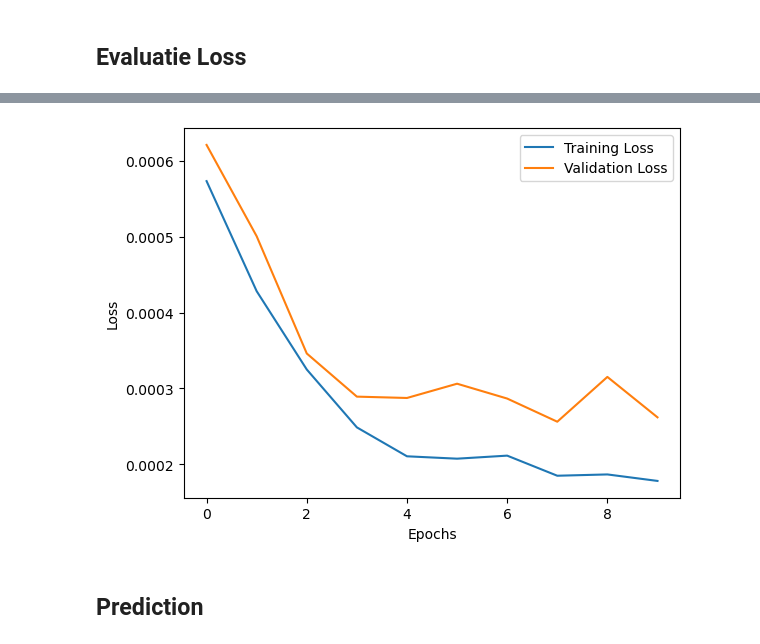
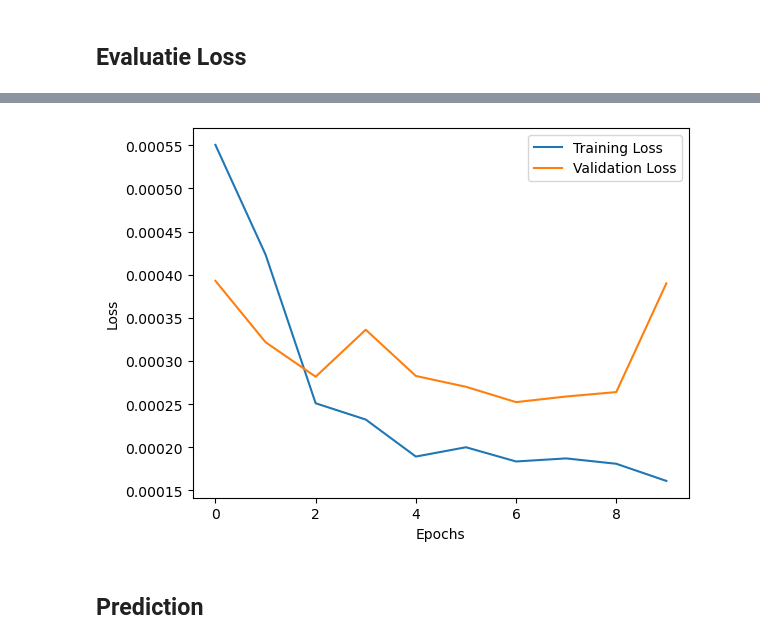
Before and after one commit to Malea-create/YouTube_Stats_Forecasting, a Jupyter notebook: src/autokeras.ipynb, the cells around one changed output, grey strips where cells are left out. Saved outputs shown, nothing was run; the diff lists cells and outputs as text; code cells hidden in the pictures.

```diff
--- a/src/autokeras.ipynb
+++ b/src/autokeras.ipynb
@@ -192,7 +196,7 @@ def tokenize (texts):
     max_sequence_length = 100
     padded_sequences = pad_sequences(sequences, maxlen=max_sequence_length)
 
-    return padded_sequences, vocab_size
+    return padded_sequences, vocab_size, max_sequence_length
 # %%
 # Split the data into training and validation sets
 def train_val_test_split(padded_sequences):
@@ -231,6 +235,8 @@ for feature in feature_df_preprocessed:
 
     vocab_list.append(return_values[1])
 
+    max_sequence_length = return_values[2]
+
     feature_df_preprocessed[feature] = padded_sequences
 
     split_list = train_val_test_split(padded_sequences)
@@ -384,15 +403,15 @@ test_loss
 # %%
 # Plot training and validation loss
 
 # Plot the loss values
-plt.plot(history.history['loss'], label='Training Loss')
-plt.plot(history.history['val_loss'], label='Validation Loss')
+plt.plot(history_three_features.history['loss'], label='Training Loss')
+plt.plot(history_three_features.history['val_loss'], label='Validation Loss')
 plt.xlabel('Epochs')
 plt.ylabel('Loss')
 plt.legend()
 plt.show()
 # %% [output]
-[figure, old version]
+[figure, new version]
 # %% [markdown]
 ## Prediction
 # %%
```
Also changed, not shown: parts of 10 cells of this notebook, 1 other file.
